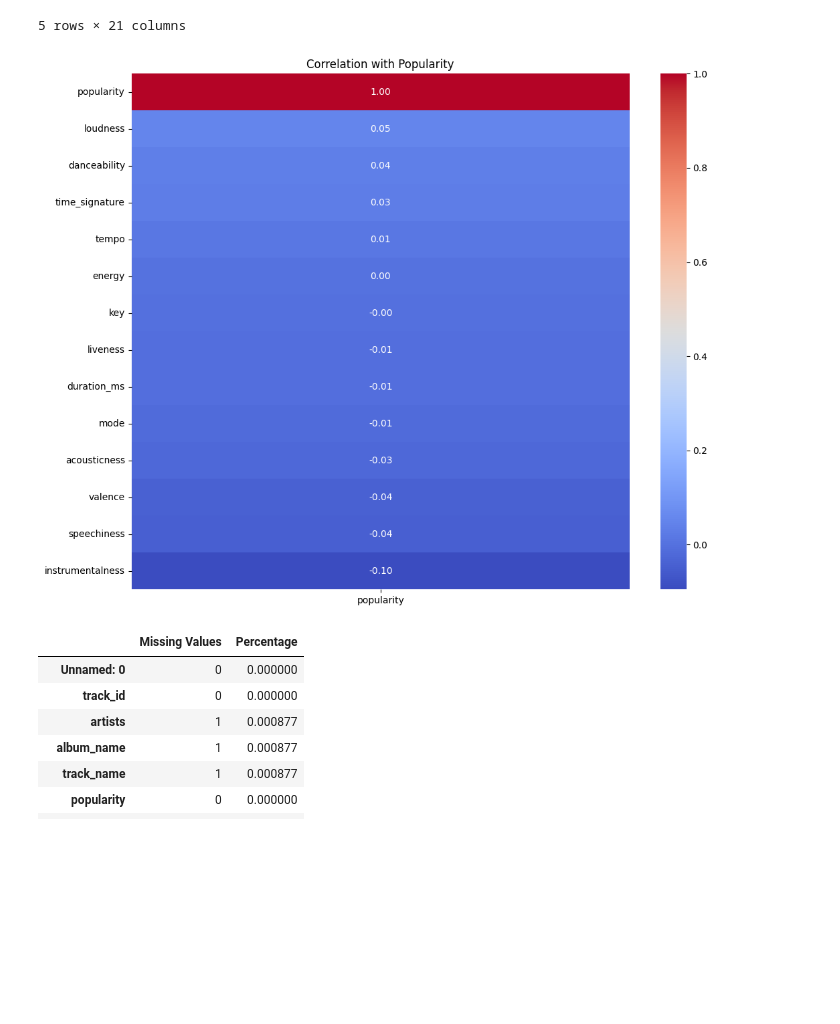
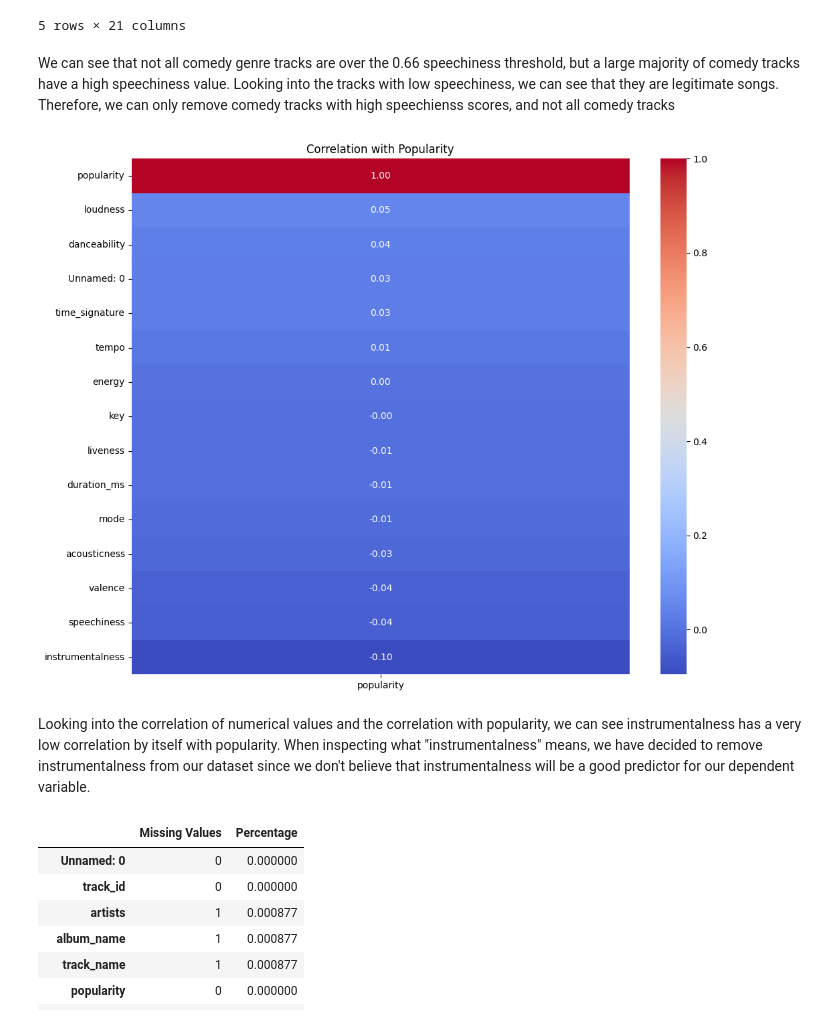
Before and after one commit to will-mccormack/CS-M148-Proj, a Jupyter notebook: Week_2_Spotify_Data_Cleaning_and_EDA.ipynb, the cells around one changed output. Drawn from its saved outputs; the diff is of its cells as text; code cells hidden in the pictures; blank space fills up the shorter version.

```diff
--- a/Week_2_Spotify_Data_Cleaning_and_EDA.ipynb
+++ b/Week_2_Spotify_Data_Cleaning_and_EDA.ipynb
@@ -79,18 +85,21 @@ comedy_tracks[comedy_tracks['speechiness'] < 0.3].head(5)
 | 18005 | 18005 | 7MkysLvt3L8UFji2PceoFU | Lil Dicky;Brendon Urie | Professional Rapper | Molly (feat. Brendon Urie of Pani... | 66 | 244339 | True | ... |
 | 18006 | 18006 | 1TkWsnheqK0gBtvh07BtNX | Lil Dicky;Fetty Wap;Rich Homie Quan | Professional Rapper | $ave Dat Money (feat. Fetty Wap &... | 64 | 290835 | True | ... |
 5 rows × 21 columns
+# %% [markdown]
+We can see that not all comedy genre tracks are over the 0.66 speechiness threshold, but a large majority of comedy tracks have a high speechiness value. Looking into the tracks with low speechiness, we can see that they are legitimate songs. Therefore, we can only remove comedy tracks with high speechienss scores, and not all comedy tracks
 # %%
 import seaborn as sns
 
 numerical_cols = raw_data.select_dtypes(include=np.number).columns.tolist()
-numerical_cols.remove('Unnamed: 0') # Exclude 'Unnamed: 0' as requested
 
 correlation_matrix = raw_data[numerical_cols].corr()
 
 plt.figure(figsize=(12, 10))
 sns.heatmap(correlation_matrix[['popularity']].sort_values(by='popularity', ascending=False), annot=True, cmap='coolwarm', fmt=".2f")
 plt.title('Correlation with Popularity')
 plt.show()
 # %% [output]
-[figure, old version]
+[figure, new version]
+# %% [markdown]
+Looking into the correlation of numerical values and the correlation with popularity, we can see instrumentalness has a very low correlation by itself with popularity. When inspecting what "instrumentalness" means, we have decided to remove instrumentalness from our dataset since we don't believe that instrumentalness will be a good predictor for our dependent variable.
 # %%
```
Also changed, not shown: parts of 6 cells of this notebook.
